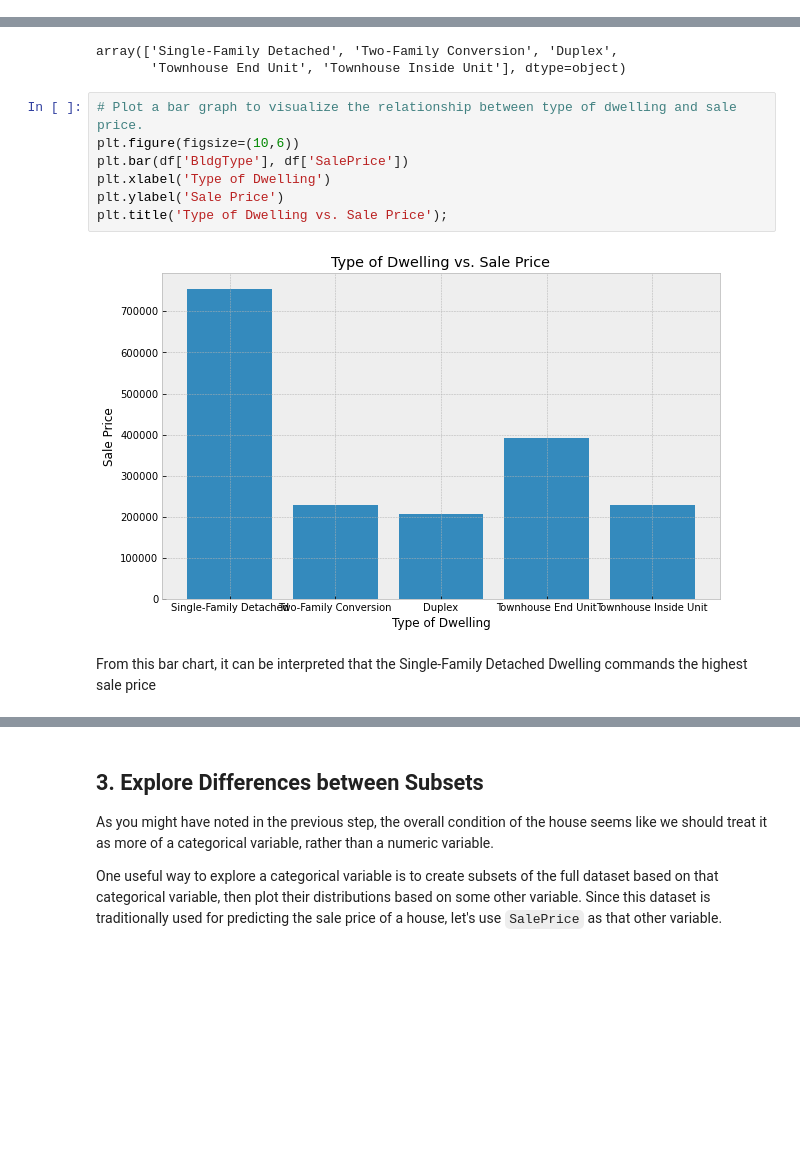
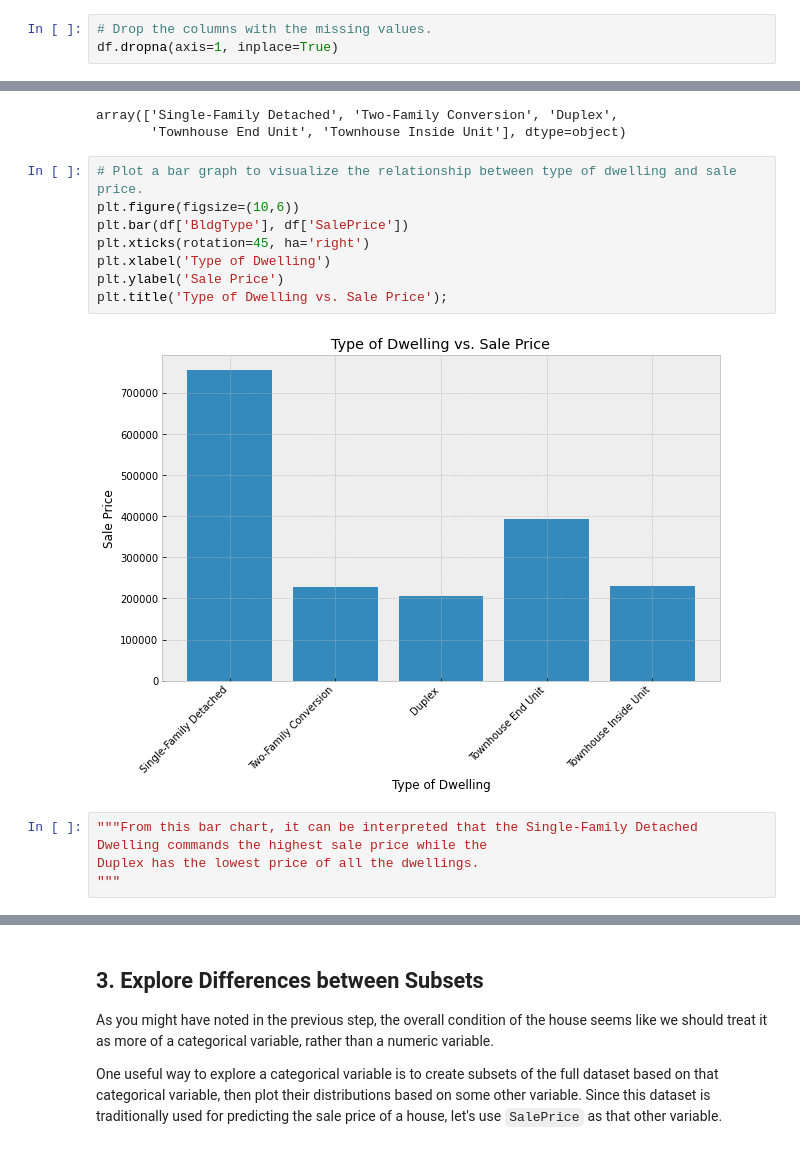
Before and after one commit to Brian-Kanyenje/dsc-pandas-eda-lab, a Jupyter notebook: index.ipynb, the cells around one changed output, grey strips where cells are left out. Saved outputs shown, nothing was run; the diff lists cells and outputs as text; blank space fills up the shorter version.

```diff
--- a/index.ipynb
+++ b/index.ipynb
@@ -185,0 +237,3 @@ memory usage: 923.9+ KB
+# %%
+# Drop the columns with the missing values.
+df.dropna(axis=1, inplace=True)
@@ -364,11 +468,14 @@ array(['Single-Family Detached', 'Two-Family Conversion', 'Duplex',
 # %%
 # Plot a bar graph to visualize the relationship between type of dwelling and sale price.
 plt.figure(figsize=(10,6))
 plt.bar(df['BldgType'], df['SalePrice'])
+plt.xticks(rotation=45, ha='right')
 plt.xlabel('Type of Dwelling')
 plt.ylabel('Sale Price')
 plt.title('Type of Dwelling vs. Sale Price');
 # %% [output]
-[figure, old version]
+[figure, new version]
-# %% [markdown]
-From this bar chart, it can be interpreted that the Single-Family Detached Dwelling commands the highest sale price
+# %%
+"""From this bar chart, it can be interpreted that the Single-Family Detached Dwelling commands the highest sale price while the
+Duplex has the lowest price of all the dwellings.
+"""
```
Also changed, not shown: parts of 27 cells of this notebook.
